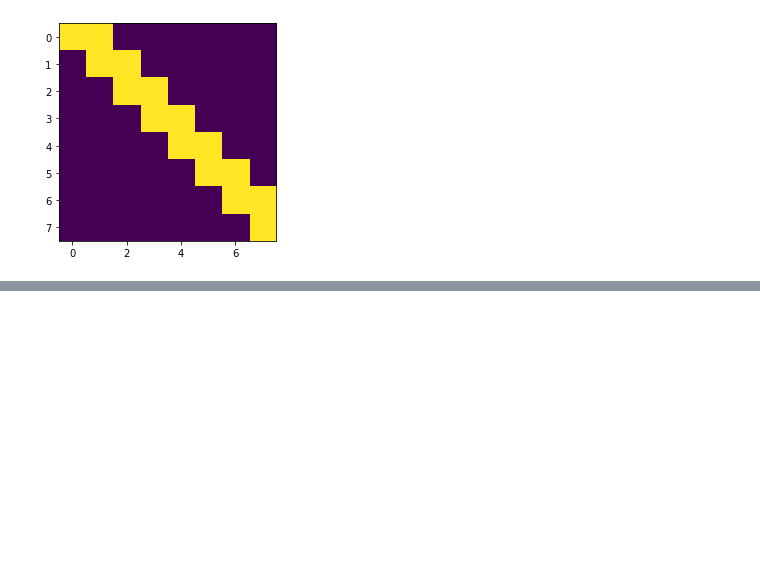
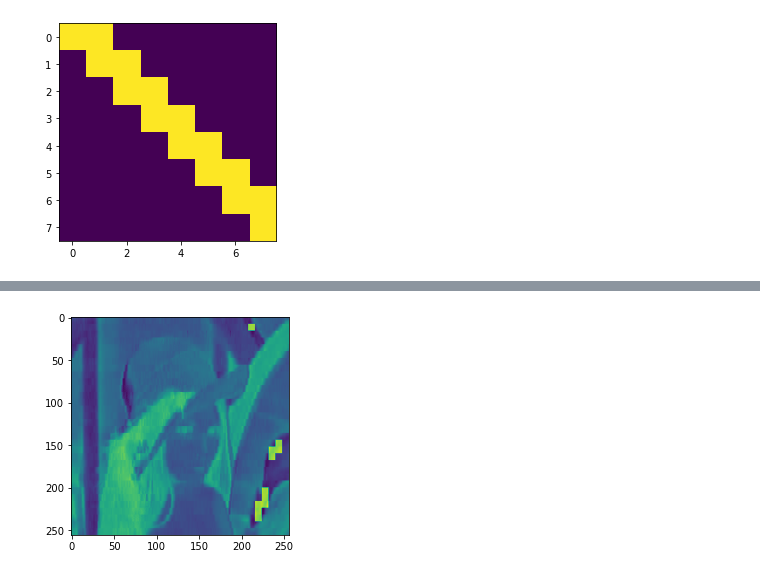
Before and after one commit to Ratherman/Computer-Vision, a Jupyter notebook: HW4_Python/main.ipynb, the cells around one changed output, grey strips where cells are left out. Cells and saved outputs as stored; diff of their text form; code cells hidden in the pictures; blank space fills up the shorter version.

```diff
--- a/HW4_Python/main.ipynb
+++ b/HW4_Python/main.ipynb
@@ -708,0 +877,5 @@ len(RE_DC_Y_LIST)
+# %%
+plt.imshow(RE_Cb_Channel)
+plt.show()
+# %% [output]
+[figure, added]
```
Also changed, not shown: parts of 19 cells of this notebook, 6 other files.
